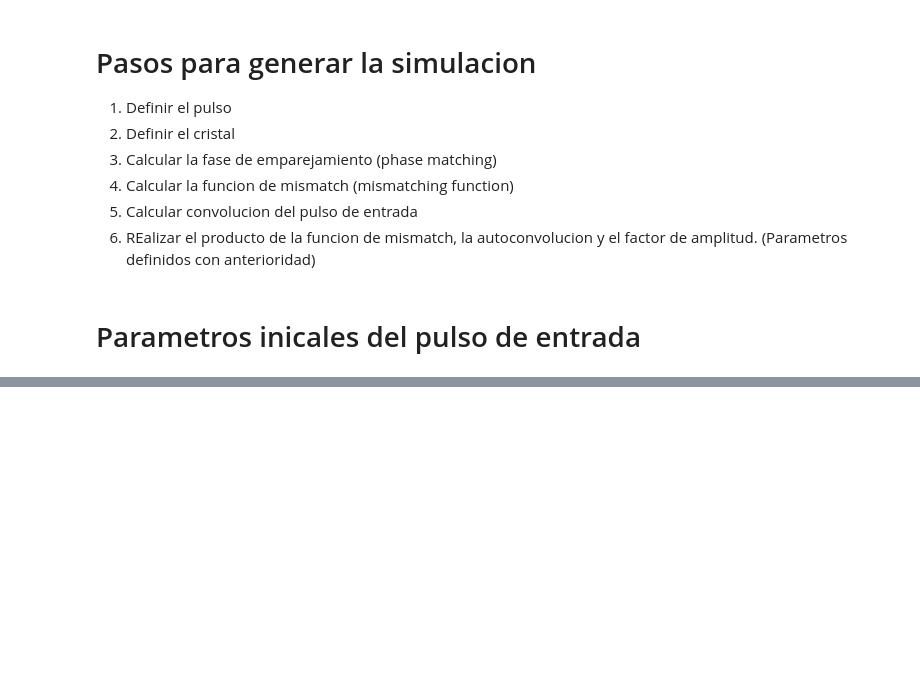
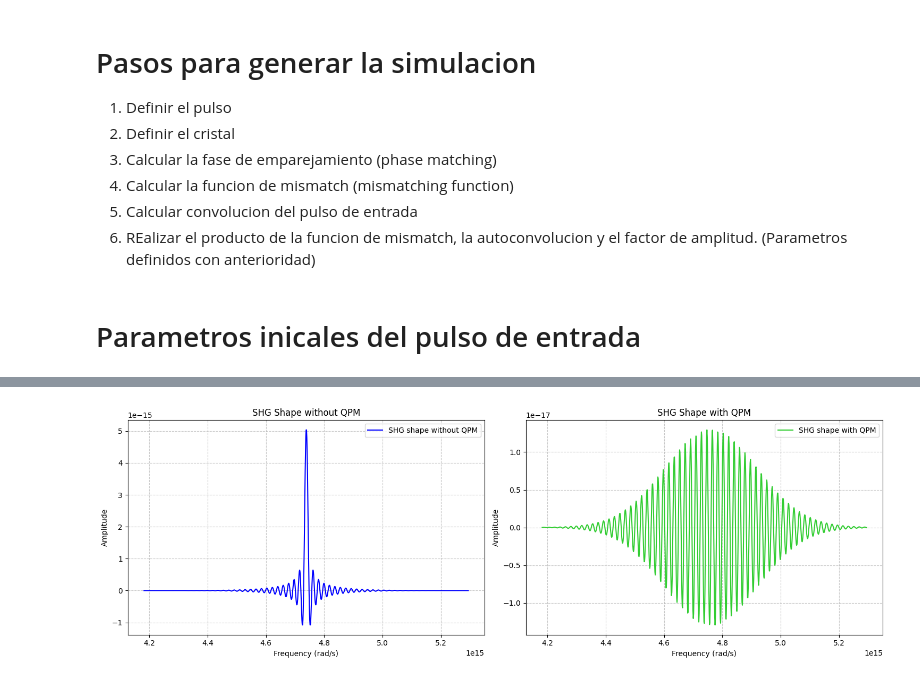
Before and after one commit to jusrojasrod/SHG-and-PDC-simulation, a Jupyter notebook: notebooks/simulaciones/Second_Harmonic_Generation.ipynb, the cells around one changed output, grey strips where cells are left out. Saved outputs shown, nothing was run; the diff lists cells and outputs as text; code cells hidden in the pictures; blank space fills up the shorter version.

Commit message:
SEcond Harmonic generation encapsulated in a single function

```diff
--- a/notebooks/simulaciones/Second_Harmonic_Generation.ipynb
+++ b/notebooks/simulaciones/Second_Harmonic_Generation.ipynb
@@ -111,0 +149,42 @@ Text(0.8, 0.75, 'FWHM = 44 nm')
+# %%
+SHG_amplitud_no_QPM, frequencies = second_harmonic_generation(pulse_y=A_omega, pulse_x=frequencies, SHG_frequencies=SHG_frequencies,
+                                                              fundamental_wavelength_um=fundamental_wavelength_um, cavity_length=L, poling_period_um=None)
+
+poling_period_um = 3.19  # Período QPM en micrómetros AFINAR VALOR DEL CRISTAL
+SHG_amplitud_with_QPM, frequencies = second_harmonic_generation(pulse_y=A_omega, pulse_x=frequencies, SHG_frequencies=SHG_frequencies,
+                                                                fundamental_wavelength_um=fundamental_wavelength_um, cavity_length=L, poling_period_um=poling_period_um)
+# %%
+begin = 0
+end = -1
+
+plt.figure(figsize=(15, 5))
+
+plt.subplot(1, 2, 1)
+SHG_frequencies_plot_interval = SHG_frequencies[begin: end]
+SHG_shape_no_qpm_plot_interval = SHG_amplitud_no_QPM[begin: end]
+
+plt.plot(SHG_frequencies_plot_interval, SHG_shape_no_qpm_plot_interval, label='SHG shape without QPM', color='blue')
+plt.xlabel('Frequency (rad/s)')
+plt.grid(True, linestyle='--', alpha=0.7)
+plt.title('SHG Shape without QPM')
+plt.ylabel('Amplitude')
+plt.ticklabel_format(style='sci', axis='x', scilimits=(0,0))
+plt.legend()
+
+plt.subplot(1, 2, 2)
+
+SHG_frequencies_plot_interval = SHG_frequencies[begin: end]
+SHG_shape_with_qpm_plot_interval = SHG_amplitud_with_QPM[begin: end]
+
+plt.plot(SHG_frequencies_plot_interval, SHG_shape_with_qpm_plot_interval, label='SHG shape with QPM', color='limegreen')
+plt.xlabel('Frequency (rad/s)')
+plt.title('SHG Shape with QPM')
+plt.ylabel('Amplitude')
+plt.grid(True, linestyle='--', alpha=0.7)
+plt.ticklabel_format(style='sci', axis='x', scilimits=(0,0))
+plt.legend()
+
+plt.tight_layout()
+plt.show()
+# %% [output]
+[figure, added]
```
Also changed, not shown: parts of 3 cells of this notebook.
